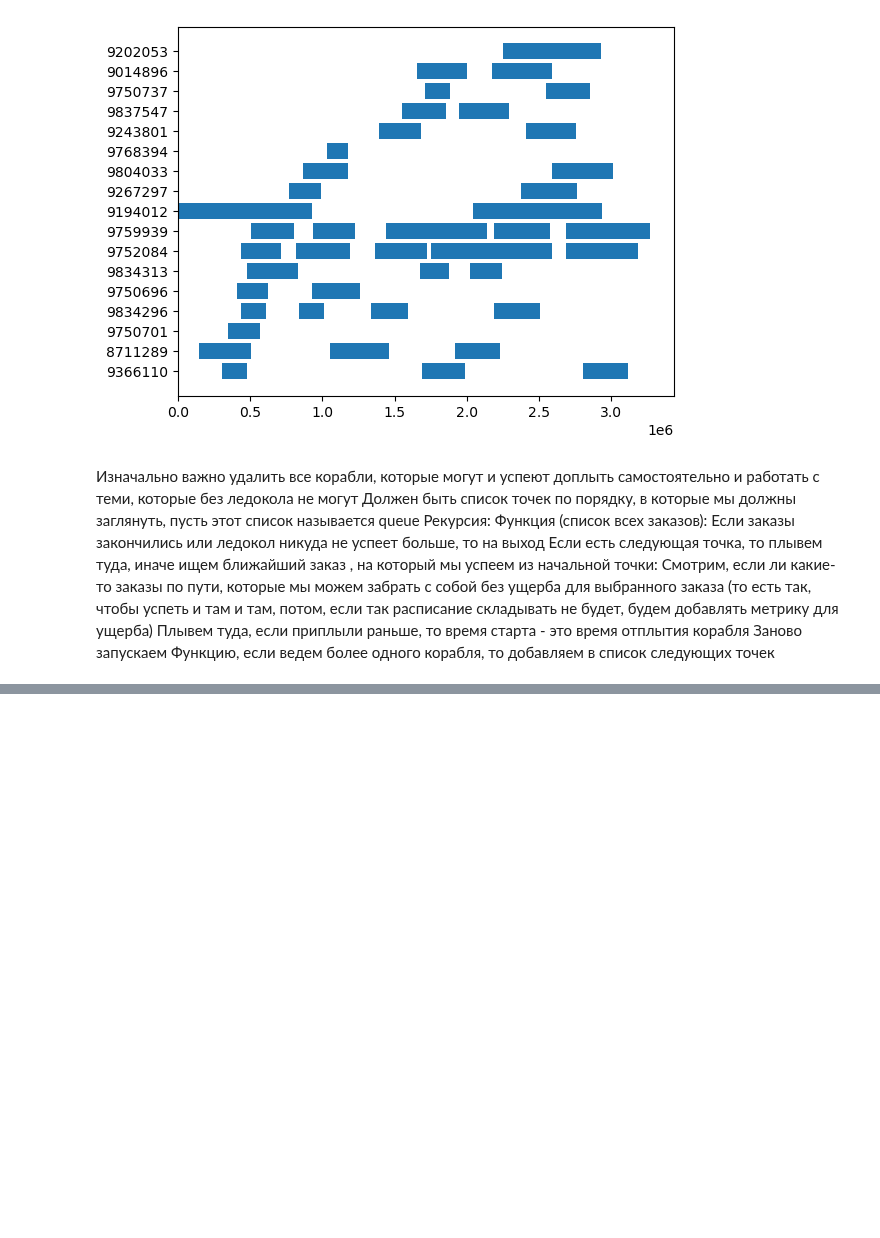
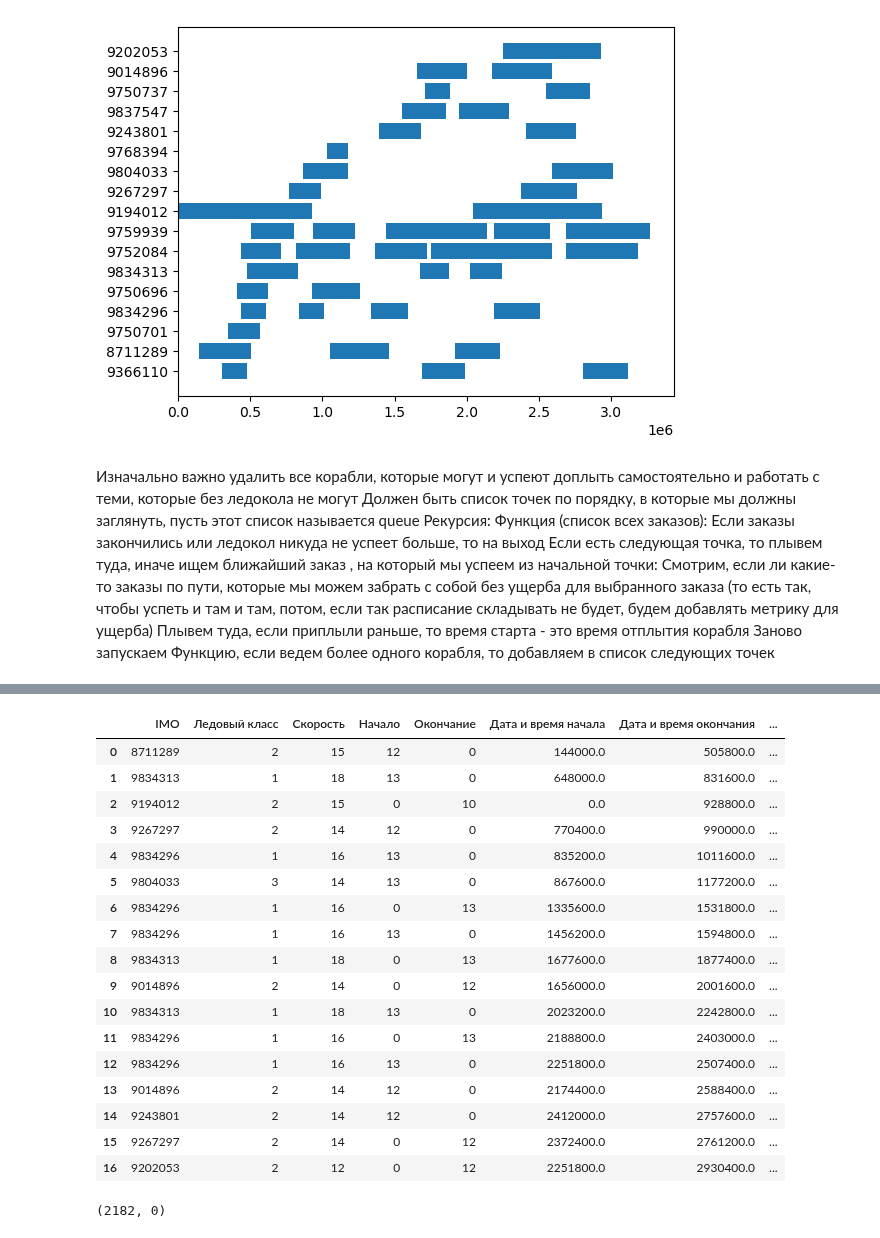
Before and after one commit to sudo-odner/hack-08-09-23, a Jupyter notebook: polina.ipynb, the cells around one changed output, grey strips where cells are left out. Drawn from its saved outputs; the diff is of its cells as text; code cells hidden in the pictures; blank space fills up the shorter version.

```diff
--- a/polina.ipynb
+++ b/polina.ipynb
@@ -688,0 +842,25 @@ Timestamp('2020-12-27 23:00:00')
+# %%
+df
+# %% [output]
+|  | IMO | Ледовый класс | Скорость | Начало | Окончание | Дата и время начала | Дата и время окончания | ... |
+| 0 | 8711289 | 2 | 15 | 12 | 0 | 144000.0 | 505800.0 | ... |
+| 1 | 9834313 | 1 | 18 | 13 | 0 | 648000.0 | 831600.0 | ... |
+| 2 | 9194012 | 2 | 15 | 0 | 10 | 0.0 | 928800.0 | ... |
+| 3 | 9267297 | 2 | 14 | 12 | 0 | 770400.0 | 990000.0 | ... |
+| 4 | 9834296 | 1 | 16 | 13 | 0 | 835200.0 | 1011600.0 | ... |
+| 5 | 9804033 | 3 | 14 | 13 | 0 | 867600.0 | 1177200.0 | ... |
+| 6 | 9834296 | 1 | 16 | 0 | 13 | 1335600.0 | 1531800.0 | ... |
+| 7 | 9834296 | 1 | 16 | 13 | 0 | 1456200.0 | 1594800.0 | ... |
+| 8 | 9834313 | 1 | 18 | 0 | 13 | 1677600.0 | 1877400.0 | ... |
+| 9 | 9014896 | 2 | 14 | 0 | 12 | 1656000.0 | 2001600.0 | ... |
+| 10 | 9834313 | 1 | 18 | 13 | 0 | 2023200.0 | 2242800.0 | ... |
+| 11 | 9834296 | 1 | 16 | 0 | 13 | 2188800.0 | 2403000.0 | ... |
+| 12 | 9834296 | 1 | 16 | 13 | 0 | 2251800.0 | 2507400.0 | ... |
+| 13 | 9014896 | 2 | 14 | 12 | 0 | 2174400.0 | 2588400.0 | ... |
+| 14 | 9243801 | 2 | 14 | 12 | 0 | 2412000.0 | 2757600.0 | ... |
+| 15 | 9267297 | 2 | 14 | 0 | 12 | 2372400.0 | 2761200.0 | ... |
+| 16 | 9202053 | 2 | 12 | 0 | 12 | 2251800.0 | 2930400.0 | ... |
+# %%
+all_ETA,proverka
+# %% [output]
+(2182, 0)
```
Also changed, not shown: parts of 25 cells of this notebook, 7 other files.
